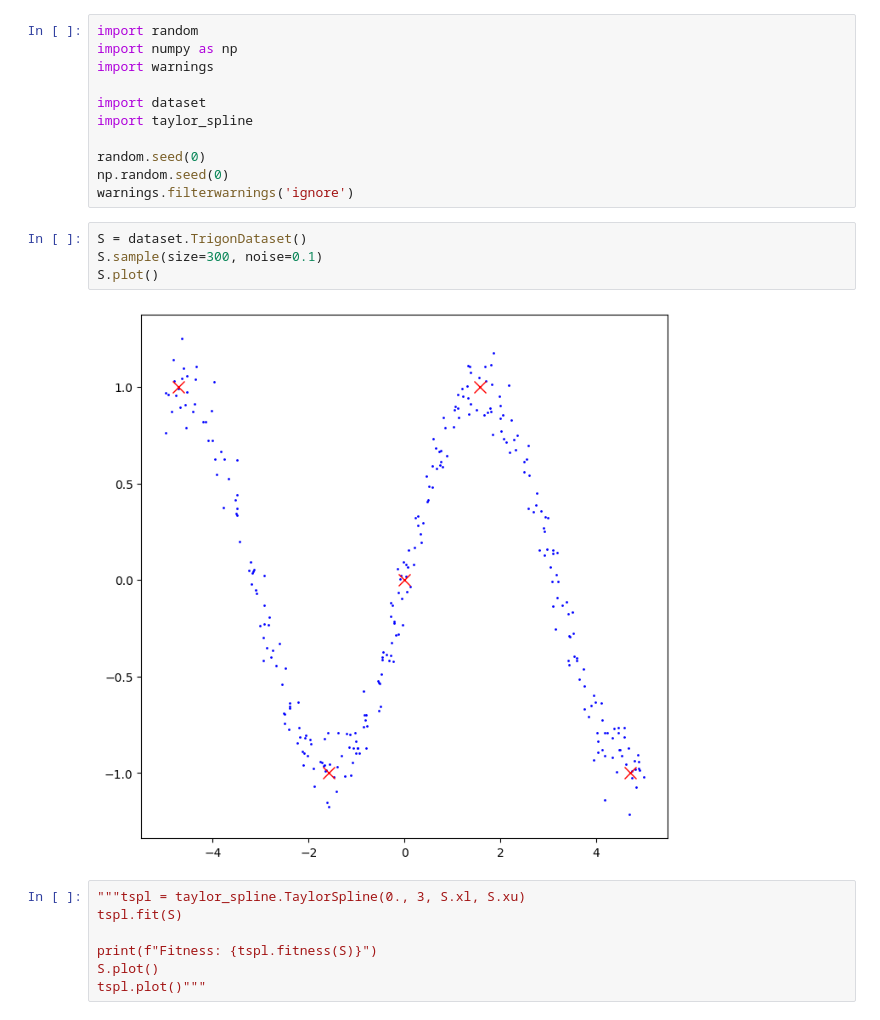
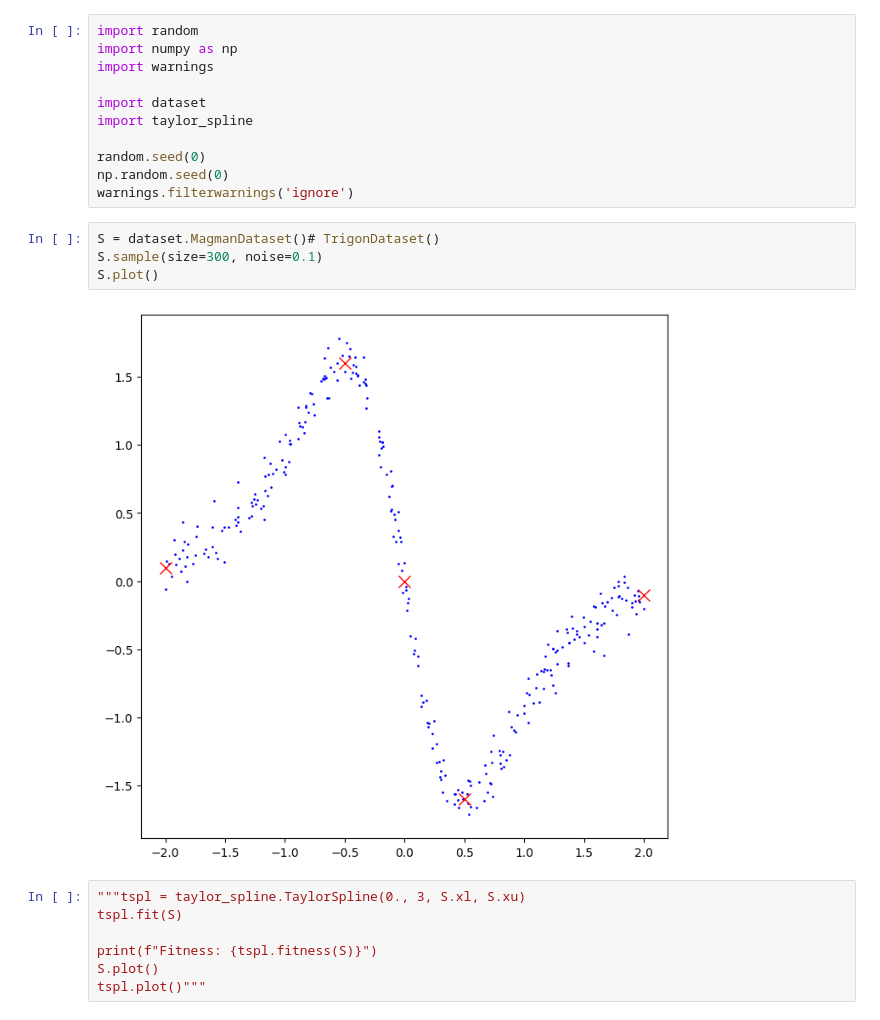
Before and after one commit to AgostinoRizzo/genpro, a Jupyter notebook: symbreg-taylor.ipynb, the cells around one changed output. Drawn from its saved outputs; the diff is of its cells as text.

```diff
--- a/symbreg-taylor.ipynb
+++ b/symbreg-taylor.ipynb
@@ -10,11 +10,11 @@ random.seed(0)
 np.random.seed(0)
 warnings.filterwarnings('ignore')
 # %%
-S = dataset.TrigonDataset()
+S = dataset.MagmanDataset()# TrigonDataset()
 S.sample(size=300, noise=0.1)
 S.plot()
 # %% [output]
-[figure, old version]
+[figure, new version]
 # %%
 """tspl = taylor_spline.TaylorSpline(0., 3, S.xl, S.xu)
 tspl.fit(S)
```
Also changed, not shown: parts of 2 cells of this notebook, 2 other files.
